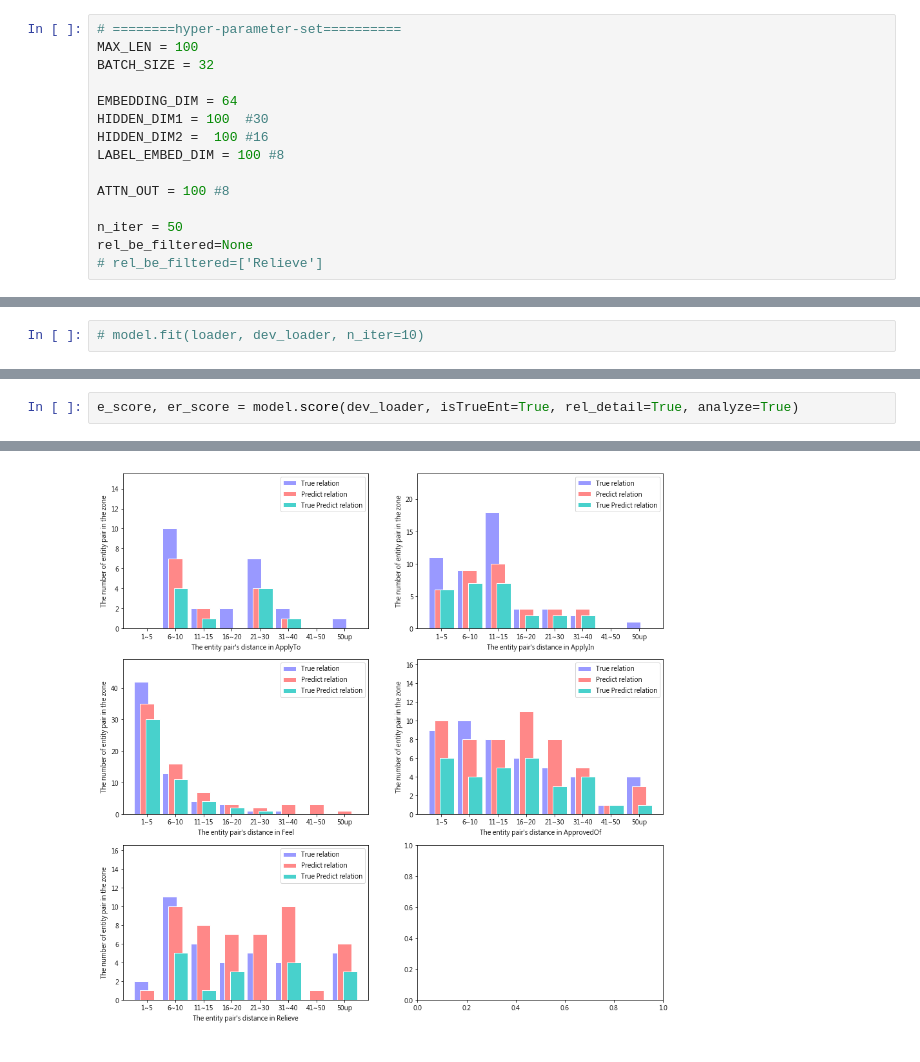
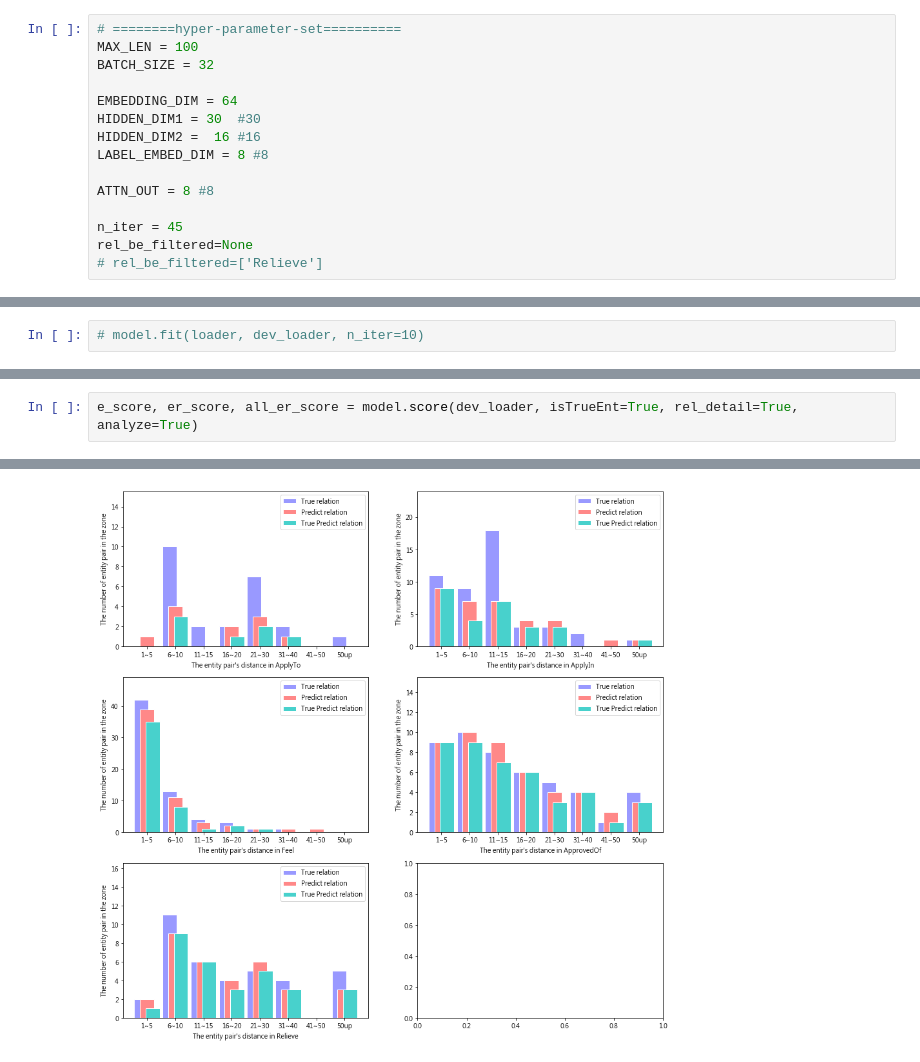
Before and after one commit to jojowither/JointERE, a Jupyter notebook: code/JointERE_main.ipynb, the cells around one changed output, grey strips where cells are left out. Saved outputs shown, nothing was run; the diff lists cells and outputs as text.

```diff
--- a/code/JointERE_main.ipynb
+++ b/code/JointERE_main.ipynb
@@ -33,13 +33,13 @@ MAX_LEN = 100
 BATCH_SIZE = 32
 
 EMBEDDING_DIM = 64
-HIDDEN_DIM1 = 100  #30
-HIDDEN_DIM2 =  100 #16
-LABEL_EMBED_DIM = 100 #8
+HIDDEN_DIM1 = 30  #30
+HIDDEN_DIM2 =  16 #16
+LABEL_EMBED_DIM = 8 #8
 
-ATTN_OUT = 100 #8
+ATTN_OUT = 8 #8
 
-n_iter = 50
+n_iter = 45
 rel_be_filtered=None
 # rel_be_filtered=['Relieve']
 # %%
@@ -139,5 +138,5 @@ Relation error count: 104
 # %%
-e_score, er_score = model.score(dev_loader, isTrueEnt=True, rel_detail=True, analyze=True)
+e_score, er_score, all_er_score = model.score(dev_loader, isTrueEnt=True, rel_detail=True, analyze=True)
 # %% [output]
 ['因', '為', '有', '加', '保', '濕', '精', '華', '的', '成', '分', ',', '所', '以', '能', '維', '持', '比', '較', '長', '時', '間', '的', '不', '脫', '妝', ',', '我', '早', '上', '上', '完', '粉', '餅', '後', ',', '大', '概', '到', '下', ...
 ['O', 'O', 'O', 'O', 'O', 'O', 'O', 'O', 'O', 'O', 'O', 'O', 'O', 'O', 'O', 'O', 'O', 'O', 'O', 'O', 'O', 'O', 'O', 'O', 'O', 'O', 'O', 'O', 'O', 'O', 'O', 'O', 'O', 'O', 'O', 'O', 'O', 'O', 'O', 'O', ...
@@ -159,2 +158,2 @@ Predict output
-[figure, old version]
+[figure, new version]
 # %%
```
Also changed, not shown: parts of 7 cells of this notebook, 2 other files.
